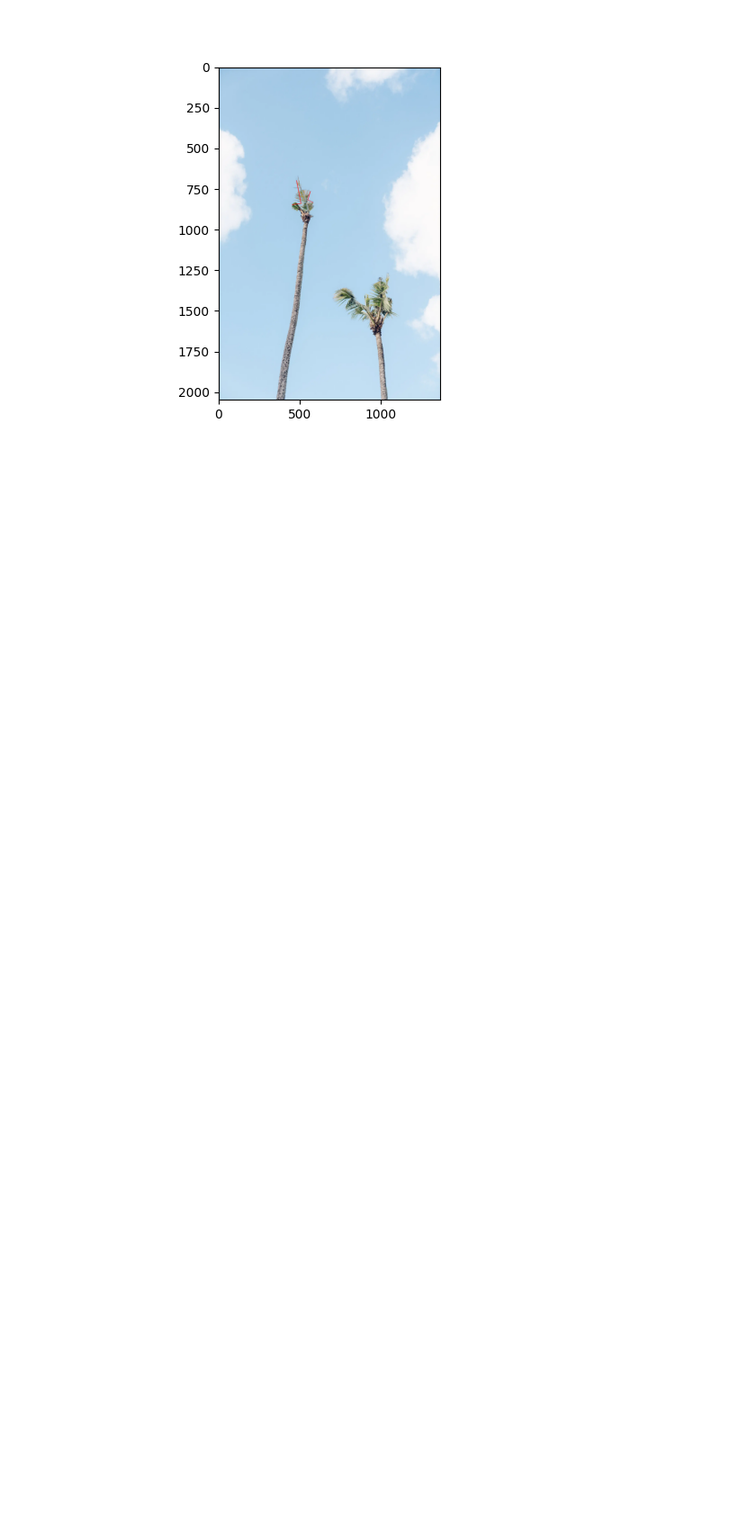
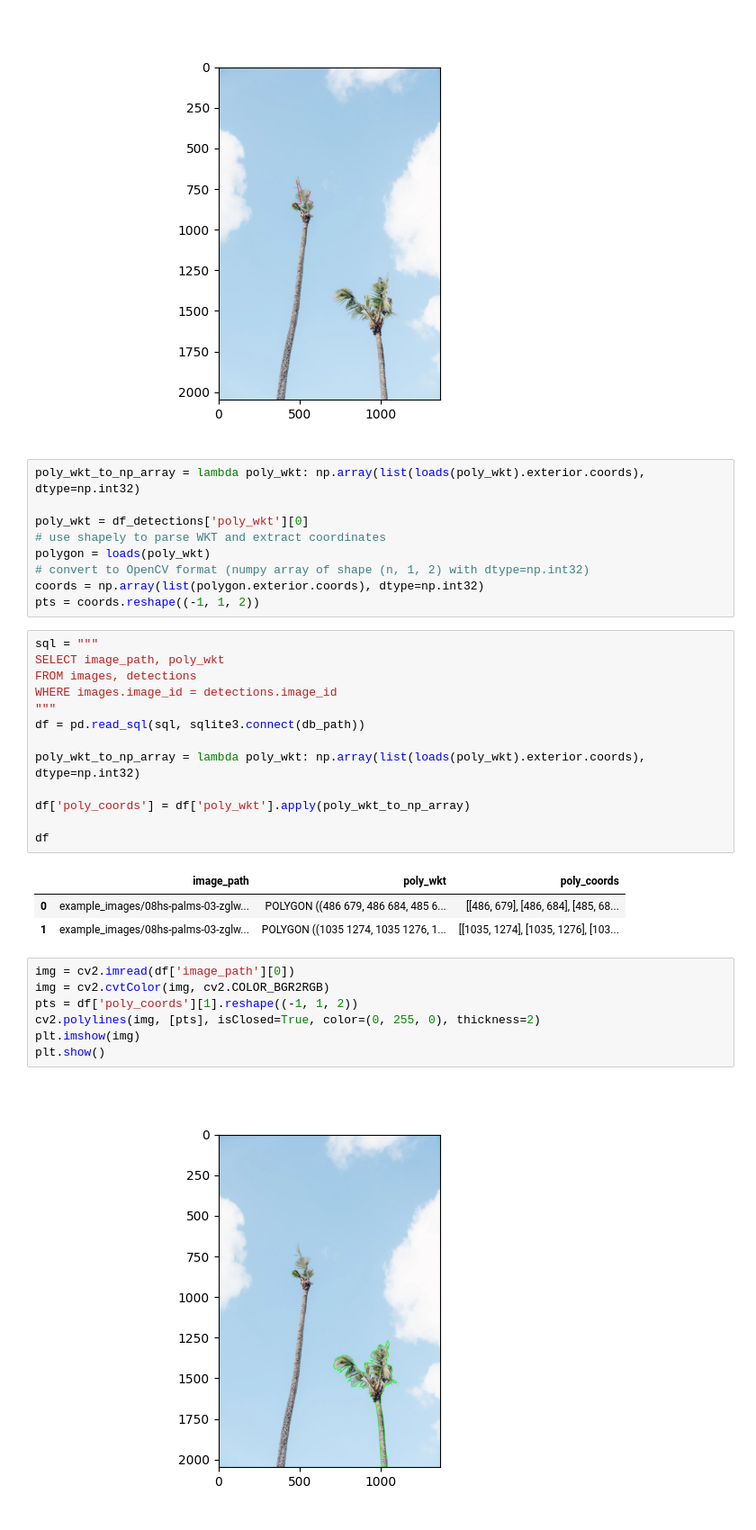
Before and after one commit to aubreymoore/convexity, a Jupyter notebook: convexity.ipynb, the cells around one changed output. Shown at 90% size. Cells and saved outputs as stored; diff of their text form; blank space fills up the shorter version.

```diff
--- a/convexity.ipynb
+++ b/convexity.ipynb
@@ -312,3 +355,38 @@ plt.imshow(img)
 plt.show()
 # %% [output]
 [figure]
+# %%
+poly_wkt_to_np_array = lambda poly_wkt: np.array(list(loads(poly_wkt).exterior.coords), dtype=np.int32)
+
+poly_wkt = df_detections['poly_wkt'][0]
+# use shapely to parse WKT and extract coordinates
+polygon = loads(poly_wkt)
+# convert to OpenCV format (numpy array of shape (n, 1, 2) with dtype=np.int32)
+coords = np.array(list(polygon.exterior.coords), dtype=np.int32)
+pts = coords.reshape((-1, 1, 2))
+# %%
+sql = """
+SELECT image_path, poly_wkt
+FROM images, detections
+WHERE images.image_id = detections.image_id
+"""
+df = pd.read_sql(sql, sqlite3.connect(db_path))
+
+poly_wkt_to_np_array = lambda poly_wkt: np.array(list(loads(poly_wkt).exterior.coords), dtype=np.int32)
+
+df['poly_coords'] = df['poly_wkt'].apply(poly_wkt_to_np_array)
+
+df
+# %% [output]
+|  | image_path | poly_wkt | poly_coords |
+| 0 | example_images/08hs-palms-03-zglw... | POLYGON ((486 679, 486 684, 485 6... | [[486, 679], [486, 684], [485, 68... |
+| 1 | example_images/08hs-palms-03-zglw... | POLYGON ((1035 1274, 1035 1276, 1... | [[1035, 1274], [1035, 1276], [103... |
+# %%
+img = cv2.imread(df['image_path'][0])
+img = cv2.cvtColor(img, cv2.COLOR_BGR2RGB)
+pts = df['poly_coords'][1].reshape((-1, 1, 2))
+cv2.polylines(img, [pts], isClosed=True, color=(0, 255, 0), thickness=2)
+plt.imshow(img)
+plt.show()
+# %% [output]
+[figure, added]
```
Also changed, not shown: parts of 10 cells of this notebook, 1 other file.
